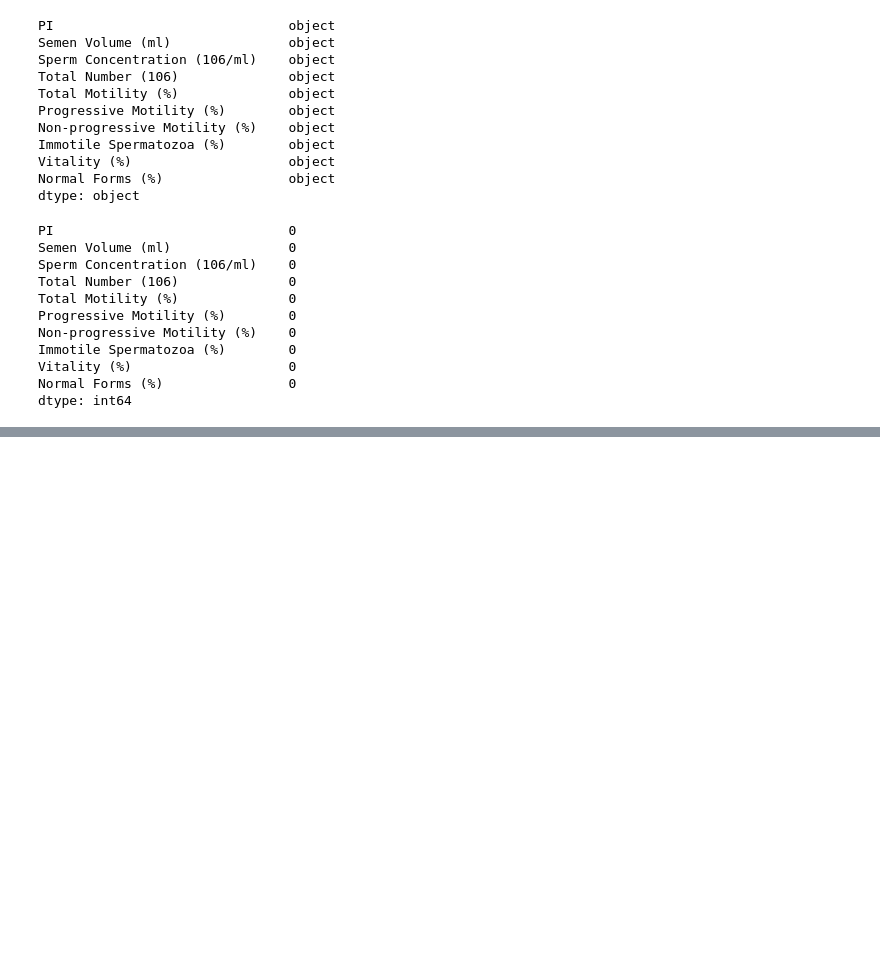
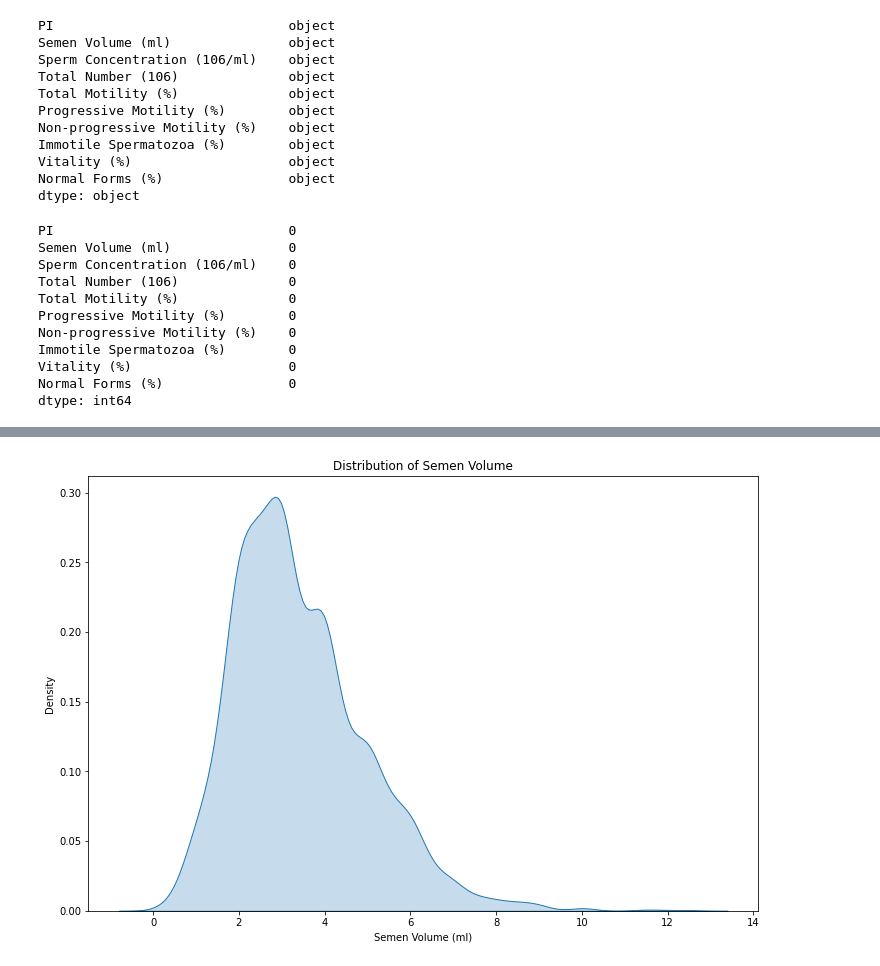
Before and after one commit to djajsk/Fertility_Analysis, a Jupyter notebook: Fertilty/fertility.ipynb, the cells around one changed output, grey strips where cells are left out. Drawn from its saved outputs; the diff is of its cells as text; code cells hidden in the pictures; blank space fills up the shorter version.

```diff
--- a/Fertilty/fertility.ipynb
+++ b/Fertilty/fertility.ipynb
@@ -73,0 +80,5 @@ dtype: int64
+# %%
+numeric_columns = ['Semen Volume (ml)', 'Sperm Concentration (106/ml)', 'Total Number (106)',
+                   'Total Motility (%)', 'Progressive Motility (%)', 'Non-progressive Motility (%)',
+                   'Immotile Spermatozoa (%)', 'Vitality (%)', 'Normal Forms (%)']
+df[numeric_columns] = df[numeric_columns].apply(pd.to_numeric, errors='coerce')
@@ -73,0 +99,10 @@ dtype: int64
+# %%
+#This is distribution plot of semen volume.
+plt.figure(figsize=(12, 8))
+sns.kdeplot(df['Semen Volume (ml)'], shade=True)
+plt.xlabel('Semen Volume (ml)')
+plt.ylabel('Density')
+plt.title('Distribution of Semen Volume')
+plt.show()
+# %% [output]
+[figure, added]
```
Also changed, not shown: parts of 3 cells of this notebook.
